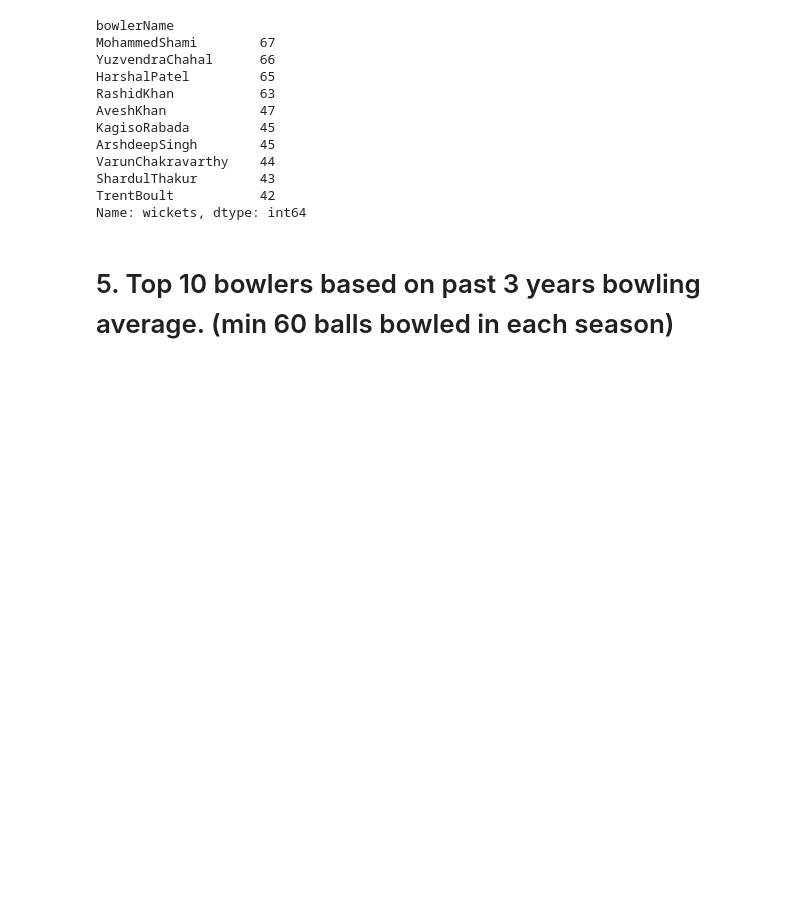
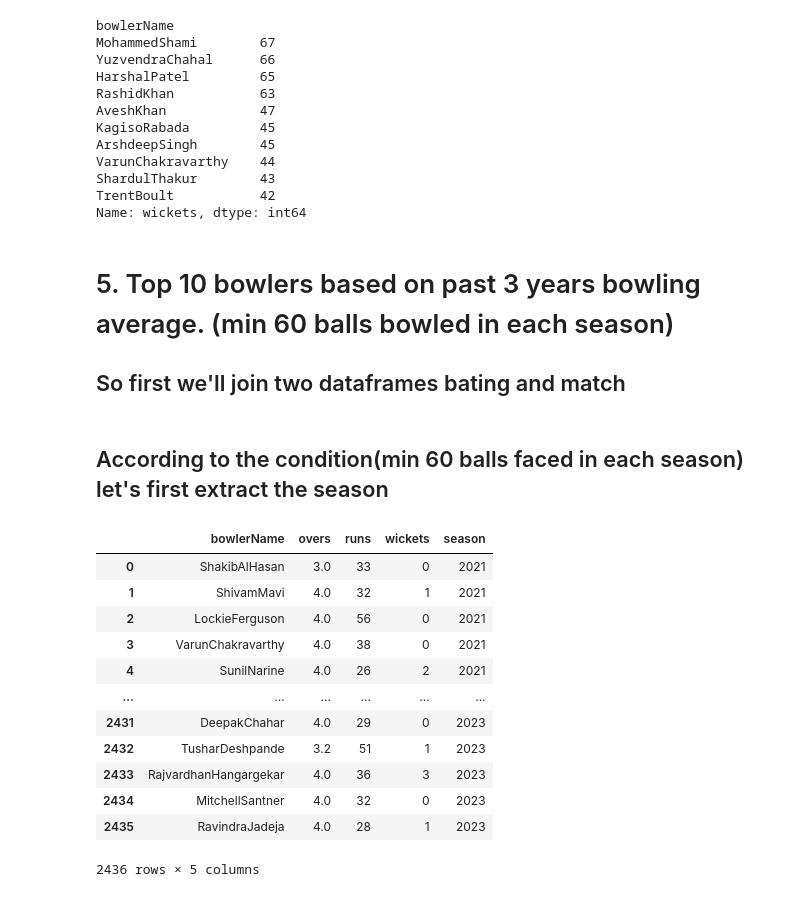
Before and after one commit to sourabhms66/ipl_2024, a Jupyter notebook: codes.ipynb, the cells around one changed output. Drawn from its saved outputs; the diff is of its cells as text; code cells hidden in the pictures; blank space fills up the shorter version.

```diff
--- a/codes.ipynb
+++ b/codes.ipynb
@@ -454,3 +454,29 @@ TrentBoult           42
 Name: wickets, dtype: int64
 # %% [markdown]
 # 5. Top 10 bowlers based on past 3 years bowling average. (min 60 balls bowled in each season)
+
+## So first we'll join two dataframes bating and match
+# %%
+bowling_match = bowling.merge(match,on='match_id',how='left')
+# %% [markdown]
+## According to the condition(min 60 balls faced in each season) let's first extract the season
+# %%
+bowling_match['season'] = bowling_match['matchDate'].str[-4:]
+# %%
+filtered_bowling_match = bowling_match[['bowlerName','overs','runs','wickets','season']]
+# %%
+filtered_bowling_match
+# %% [output]
+|  | bowlerName | overs | runs | wickets | season |
+| 0 | ShakibAlHasan | 3.0 | 33 | 0 | 2021 |
+| 1 | ShivamMavi | 4.0 | 32 | 1 | 2021 |
+| 2 | LockieFerguson | 4.0 | 56 | 0 | 2021 |
+| 3 | VarunChakravarthy | 4.0 | 38 | 0 | 2021 |
+| 4 | SunilNarine | 4.0 | 26 | 2 | 2021 |
+| ... | ... | ... | ... | ... | ... |
+| 2431 | DeepakChahar | 4.0 | 29 | 0 | 2023 |
+| 2432 | TusharDeshpande | 3.2 | 51 | 1 | 2023 |
+| 2433 | RajvardhanHangargekar | 4.0 | 36 | 3 | 2023 |
+| 2434 | MitchellSantner | 4.0 | 32 | 0 | 2023 |
+| 2435 | RavindraJadeja | 4.0 | 28 | 1 | 2023 |
+2436 rows × 5 columns
```
